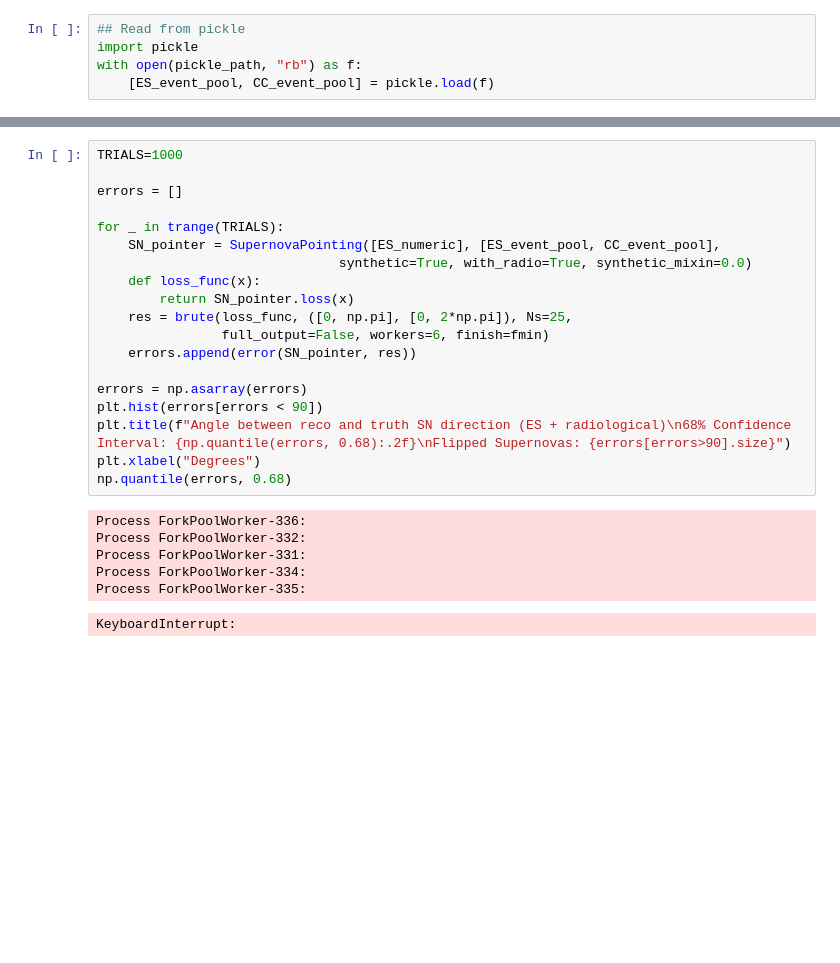
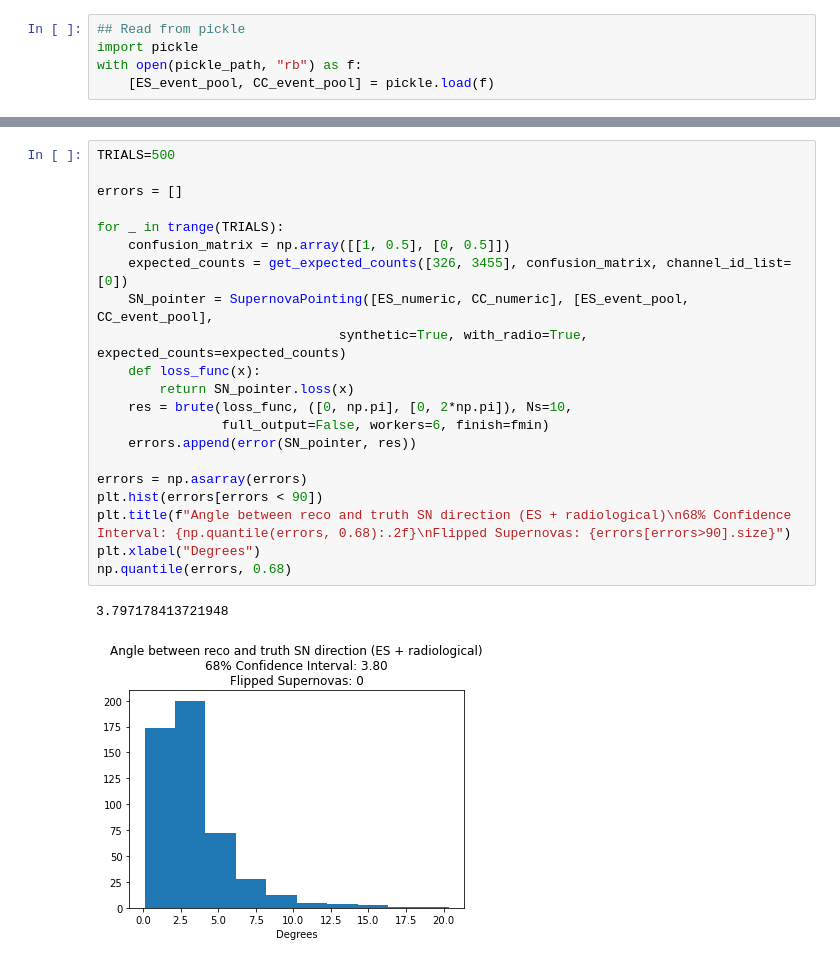
Before and after one commit to JamesJieranShen/SN_Pointing_PDFs, a Jupyter notebook: find_SN_dir/find_SN_dir_synth_radiological.ipynb, the cells around one changed output, grey strips where cells are left out. Saved outputs shown, nothing was run; the diff lists cells and outputs as text; blank space fills up the shorter version.

```diff
--- a/find_SN_dir/find_SN_dir_synth_radiological.ipynb
+++ b/find_SN_dir/find_SN_dir_synth_radiological.ipynb
@@ -60,26 +83,24 @@ Wall time: 5.15 s
 # %%
-TRIALS=1000
+TRIALS=500
 
 errors = []
 
 for _ in trange(TRIALS):
-    SN_pointer = SupernovaPointing([ES_numeric], [ES_event_pool, CC_event_pool],
-                               synthetic=True, with_radio=True, synthetic_mixin=0.0)
+    confusion_matrix = np.array([[1, 0.5], [0, 0.5]])
+    expected_counts = get_expected_counts([326, 3455], confusion_matrix, channel_id_list=[0])
+    SN_pointer = SupernovaPointing([ES_numeric, CC_numeric], [ES_event_pool, CC_event_pool],
+                               synthetic=True, with_radio=True, expected_counts=expected_counts)
     def loss_func(x):
         return SN_pointer.loss(x)
-    res = brute(loss_func, ([0, np.pi], [0, 2*np.pi]), Ns=25,
+    res = brute(loss_func, ([0, np.pi], [0, 2*np.pi]), Ns=10,
                 full_output=False, workers=6, finish=fmin)
     errors.append(error(SN_pointer, res))
 
 errors = np.asarray(errors)
 plt.hist(errors[errors < 90])
 plt.title(f"Angle between reco and truth SN direction (ES + radiological)\n68% Confidence Interval: {np.quantile(errors, 0.68):.2f}\nFlipped Supernovas: {errors[errors>90].size}")
 plt.xlabel("Degrees")
 np.quantile(errors, 0.68)
 # %% [output]
-Process ForkPoolWorker-336:
-Process ForkPoolWorker-332:
-Process ForkPoolWorker-331:
-Process ForkPoolWorker-334:
-Process ForkPoolWorker-335:
+3.797178413721948
-KeyboardInterrupt:
+[figure, added]
```
Also changed, not shown: parts of 14 cells of this notebook, 5 other files.
